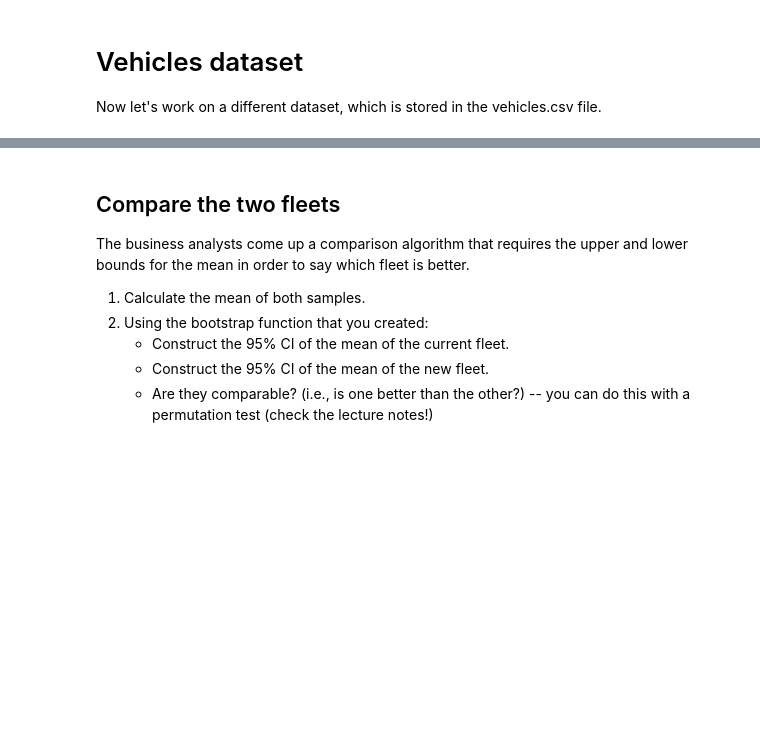
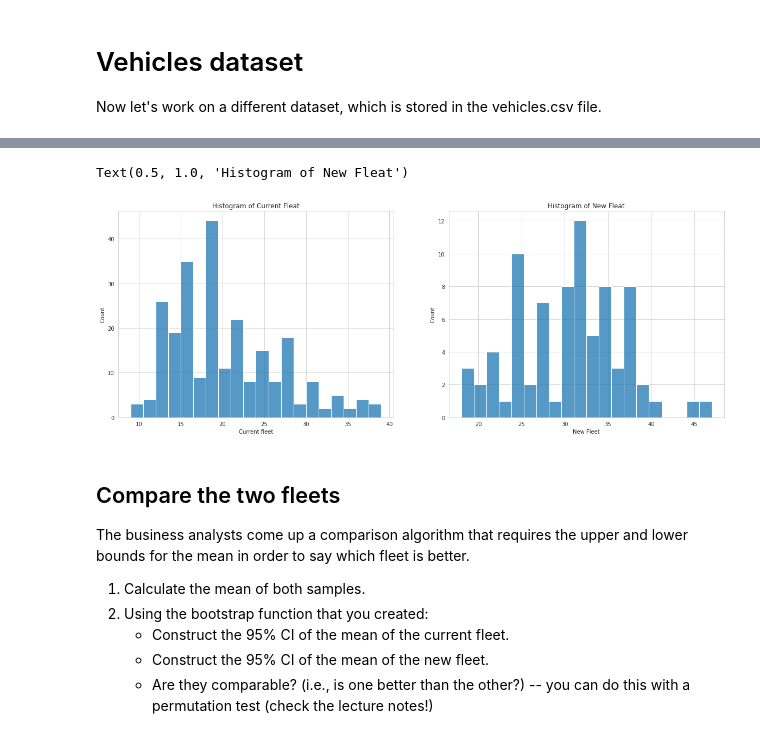
Before and after one commit to ab17254/ce888, a Jupyter notebook: Lab2/bootstrap.ipynb, the cells around one changed output, grey strips where cells are left out. Drawn from its saved outputs; the diff is of its cells as text; code cells hidden in the pictures; blank space fills up the shorter version.

```diff
--- a/Lab2/bootstrap.ipynb
+++ b/Lab2/bootstrap.ipynb
@@ -93,3 +107,10 @@ Now let's work on a different dataset, which is stored in the vehicles.csv file.
+# %%
+fig, ax = plt.subplots(1,2, figsize=(20,7))
+sns.histplot(current_fleet, bins=20, kde=False, ax = ax[0]).set_title('Histogram of Current Fleat')
+sns.histplot(new_fleet, bins=20, kde=False, ax = ax[1]).set_title('Histogram of New Fleat')
+# %% [output]
+Text(0.5, 1.0, 'Histogram of New Fleat')
+[figure, added]
 # %% [markdown]
 ## Compare the two fleets
 
```
Also changed, not shown: parts of 10 cells of this notebook.
